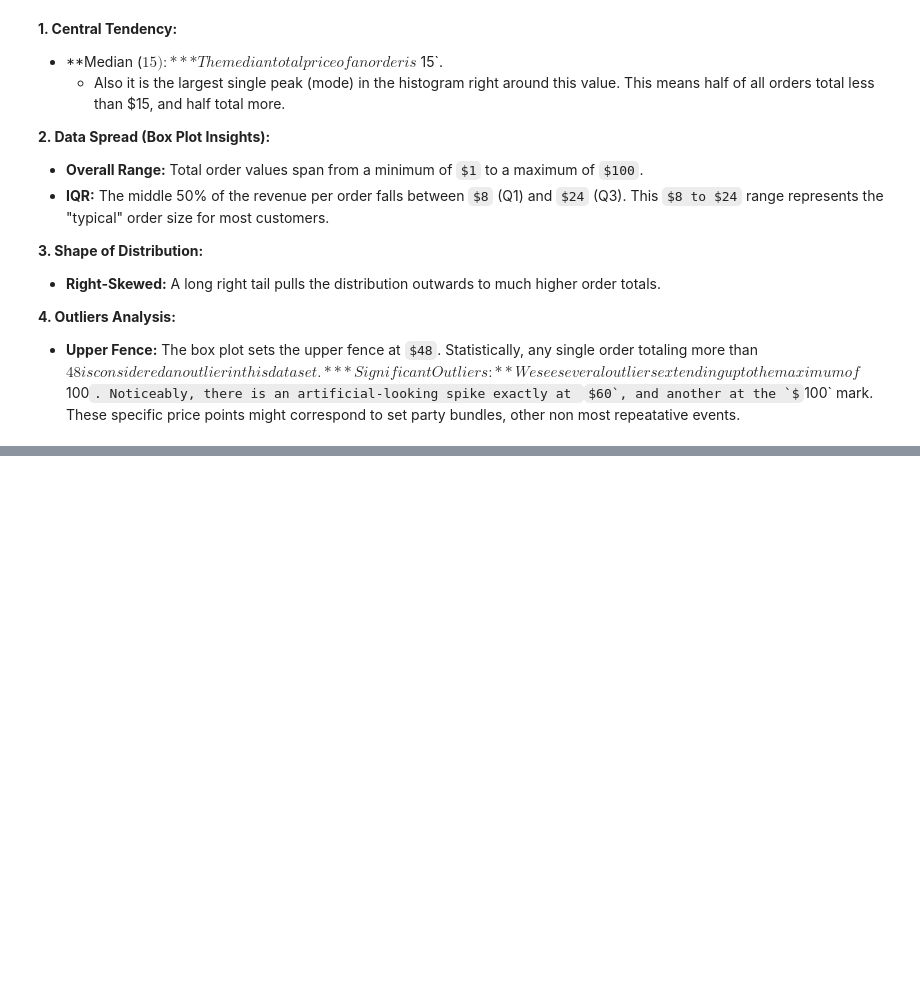
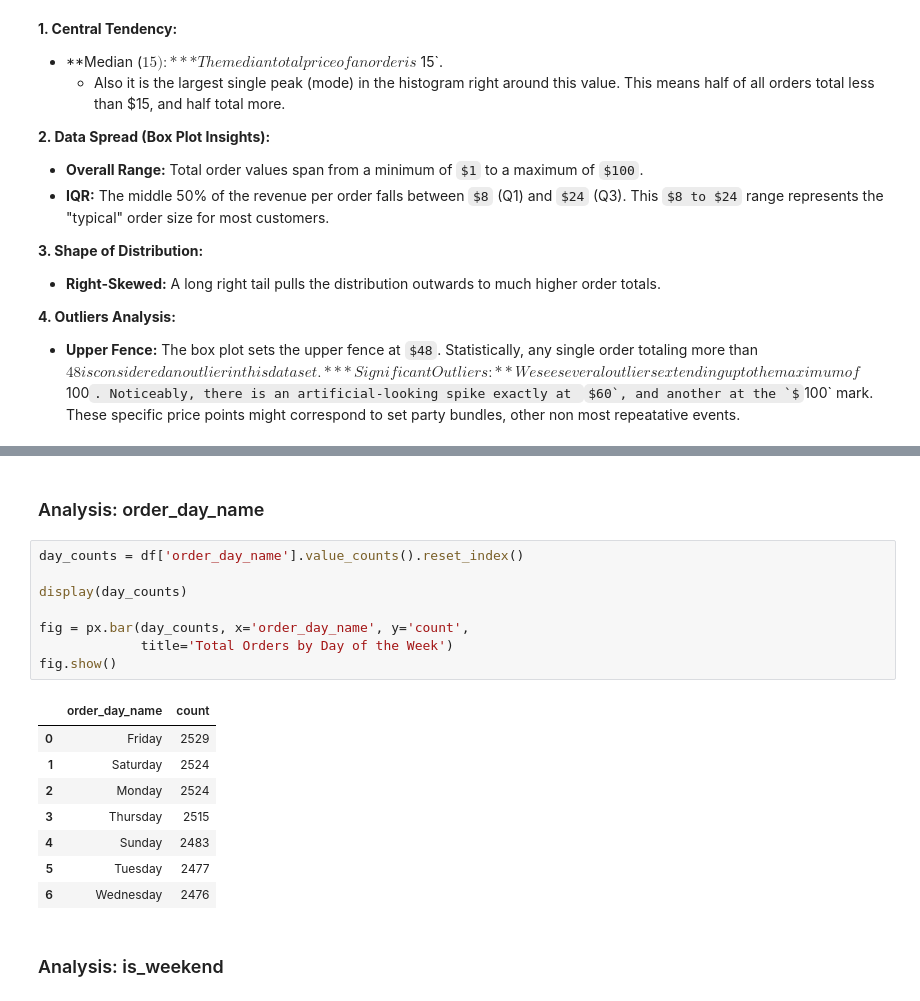
Before and after one commit to Mostafa-Ahmed-Khalil/mid-project, a Jupyter notebook: analysis.ipynb, the cells around one changed output, grey strips where cells are left out. Saved outputs shown, nothing was run; the diff lists cells and outputs as text; some formulas as TeX source; blank space fills up the shorter version.

```diff
--- a/analysis.ipynb
+++ b/analysis.ipynb
@@ -322,0 +350,21 @@ fig.show()
+# %% [markdown]
+### Analysis: order_day_name
+# %%
+day_counts = df['order_day_name'].value_counts().reset_index()
+
+display(day_counts)
+
+fig = px.bar(day_counts, x='order_day_name', y='count',
+             title='Total Orders by Day of the Week')
+fig.show()
+# %% [output]
+|  | order_day_name | count |
+| 0 | Friday | 2529 |
+| 1 | Saturday | 2524 |
+| 2 | Monday | 2524 |
+| 3 | Thursday | 2515 |
+| 4 | Sunday | 2483 |
+| 5 | Tuesday | 2477 |
+| 6 | Wednesday | 2476 |
+# %% [markdown]
+### Analysis: is_weekend
```
Also changed, not shown: parts of 15 cells of this notebook, 1 other file.
